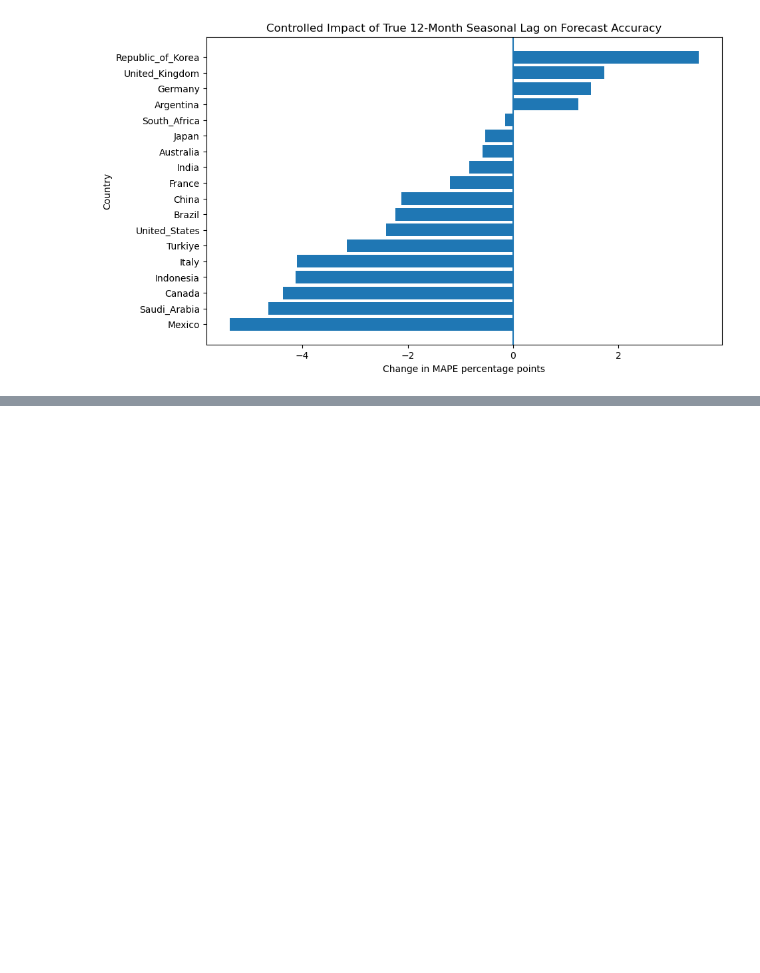
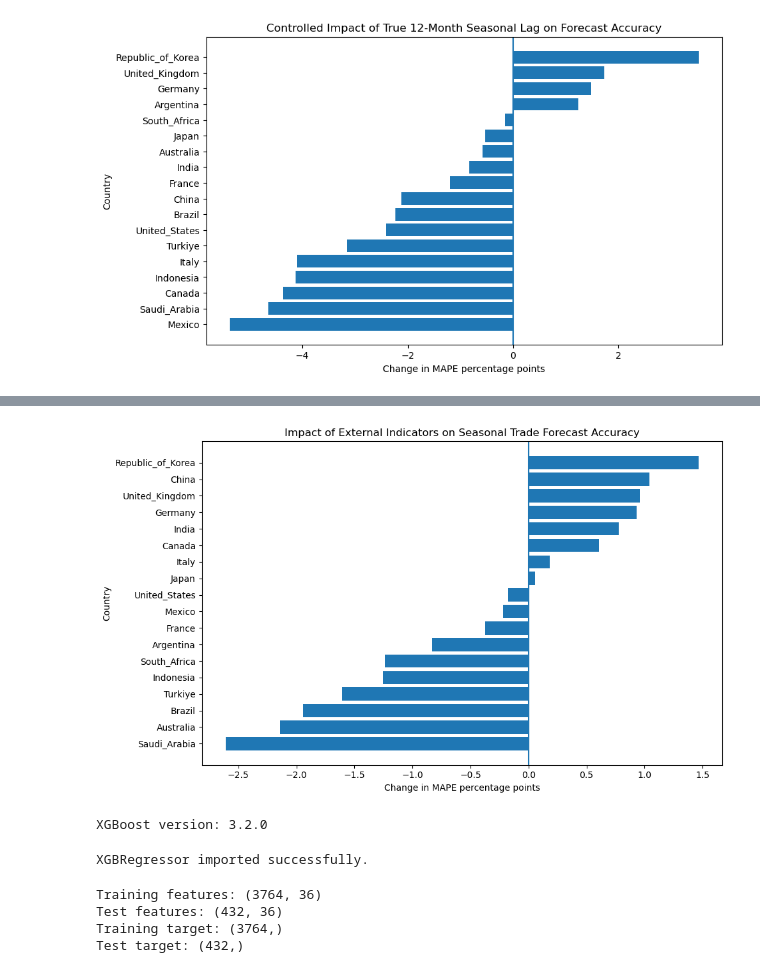
Before and after one commit to johnslvnjohn/Trade_Forecasting_ML, a Jupyter notebook: notebooks/Tradeflow.ipynb, the cells around one changed output, grey strips where cells are left out. Drawn from its saved outputs; the diff is of its cells as text; code cells hidden in the pictures; blank space fills up the shorter version.

```diff
--- a/notebooks/Tradeflow.ipynb
+++ b/notebooks/Tradeflow.ipynb
@@ -2471,0 +2790,15 @@ plt.show()
+# %%
+history_vs_external = (
+    seasonal_history_country_metrics_display[
+        ["Country", "MAPE", "R2"]
+    ]
+    .merge(
+        corrected_seasonal_country_metrics_display[
+            ["Country", "MAPE", "R2"]
+        ],
+        on="Country",
+        suffixes=("_HistoryOnly", "_WithExternal")
+    )
+)
+
+history_vs_external.head()
@@ -2471,0 +2812,10 @@ plt.show()
+# %%
+history_vs_external["MAPE_Change"] = (
+    history_vs_external["MAPE_WithExternal"]
+    - history_vs_external["MAPE_HistoryOnly"]
+)
+
+history_vs_external["R2_Change"] = (
+    history_vs_external["R2_WithExternal"]
+    - history_vs_external["R2_HistoryOnly"]
+)
@@ -2471,0 +2844,45 @@ plt.show()
+# %%
+plot_data = history_vs_external.sort_values("MAPE_Change")
+
+plt.figure(figsize=(10, 6))
+
+plt.barh(
+    plot_data["Country"],
+    plot_data["MAPE_Change"]
+)
+
+plt.axvline(0)
+
+plt.xlabel("Change in MAPE percentage points")
+plt.ylabel("Country")
+plt.title(
+    "Impact of External Indicators on Seasonal Trade Forecast Accuracy"
+)
+
+plt.tight_layout()
+plt.show()
+# %% [output]
+[figure, added]
+# %%
+import xgboost
+
+print("XGBoost version:", xgboost.__version__)
+# %% [output]
+XGBoost version: 3.2.0
+# %%
+from xgboost import XGBRegressor
+
+print("XGBRegressor imported successfully.")
+# %% [output]
+XGBRegressor imported successfully.
+# %%
+print("Training features:", X_train_seasonal.shape)
+print("Test features:", X_test_seasonal.shape)
+
+print("Training target:", y_train_seasonal.shape)
+print("Test target:", y_test_seasonal.shape)
+# %% [output]
+Training features: (3764, 36)
+Test features: (432, 36)
+Training target: (3764,)
+Test target: (432,)
```
Also changed, not shown: parts of 178 cells of this notebook.
